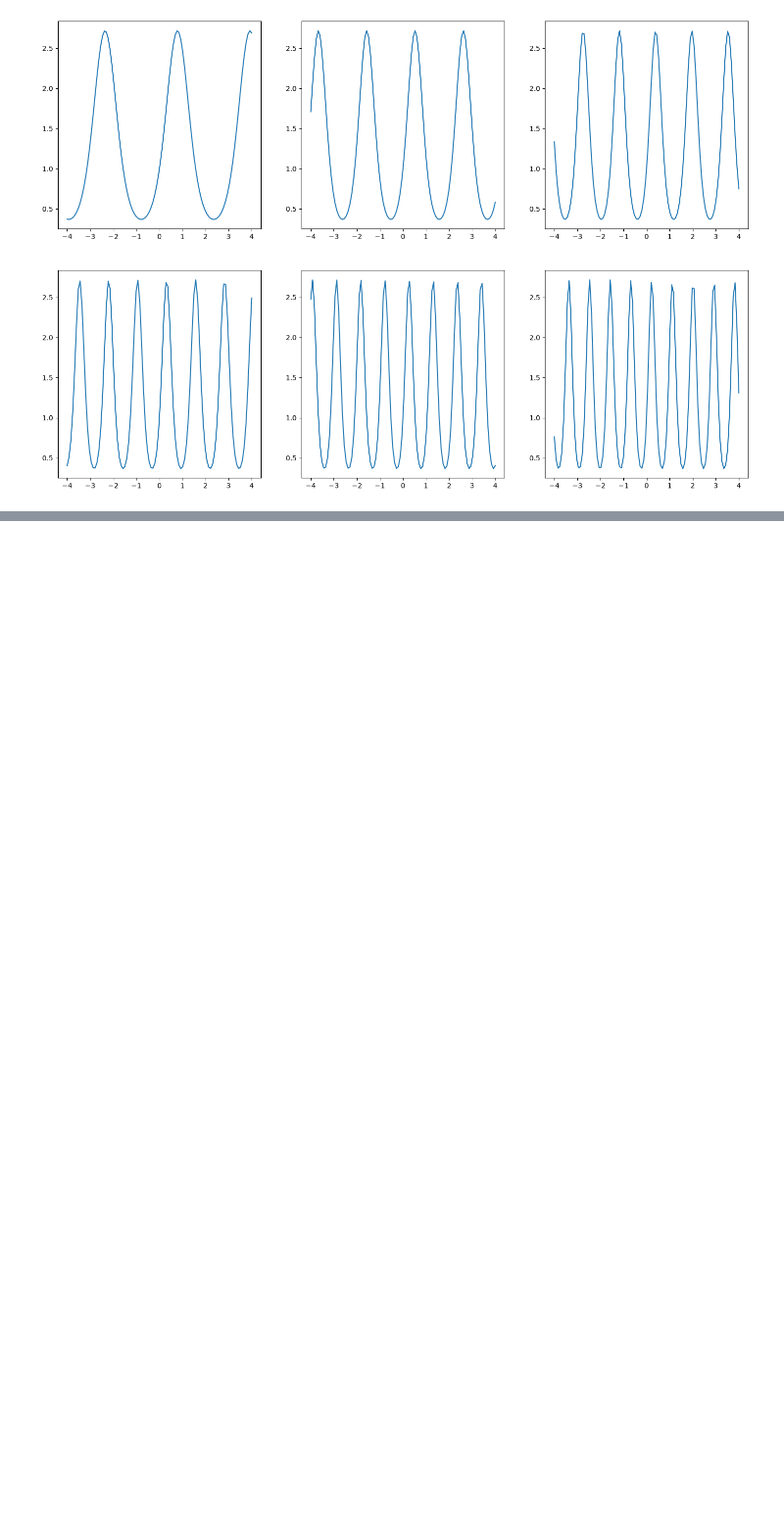
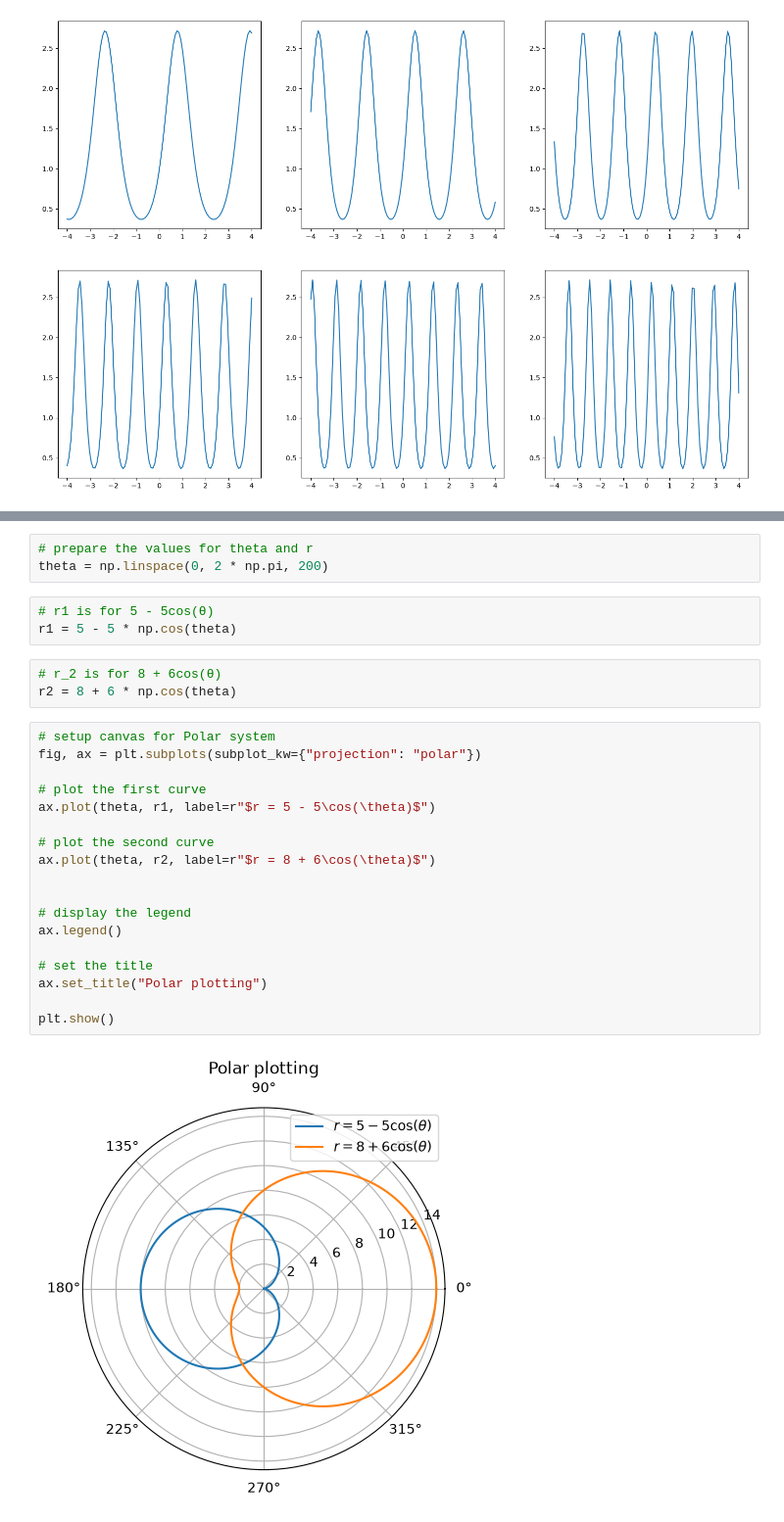
Before and after one commit to mbg615/MATH-311, a Jupyter notebook: Lectures/Lecture04.ipynb, the cells around one changed output, grey strips where cells are left out. Shown at 98% size. Cells and saved outputs as stored; diff of their text form; blank space fills up the shorter version.

```diff
--- a/Lectures/Lecture04.ipynb
+++ b/Lectures/Lecture04.ipynb
@@ -298,0 +310,29 @@ plt.show()
+# %%
+# prepare the values for theta and r
+theta = np.linspace(0, 2 * np.pi, 200)
+# %%
+# r1 is for 5 - 5cos(θ)
+r1 = 5 - 5 * np.cos(theta)
+# %%
+# r_2 is for 8 + 6cos(θ)
+r2 = 8 + 6 * np.cos(theta)
+# %%
+# setup canvas for Polar system
+fig, ax = plt.subplots(subplot_kw={"projection": "polar"})
+
+# plot the first curve
+ax.plot(theta, r1, label=r"$r = 5 - 5\cos(\theta)$")
+
+# plot the second curve
+ax.plot(theta, r2, label=r"$r = 8 + 6\cos(\theta)$")
+
+
+# display the legend
+ax.legend()
+
+# set the title
+ax.set_title("Polar plotting")
+
+plt.show()
+# %% [output]
+[figure, added]
```
Also changed, not shown: parts of 10 cells of this notebook.
